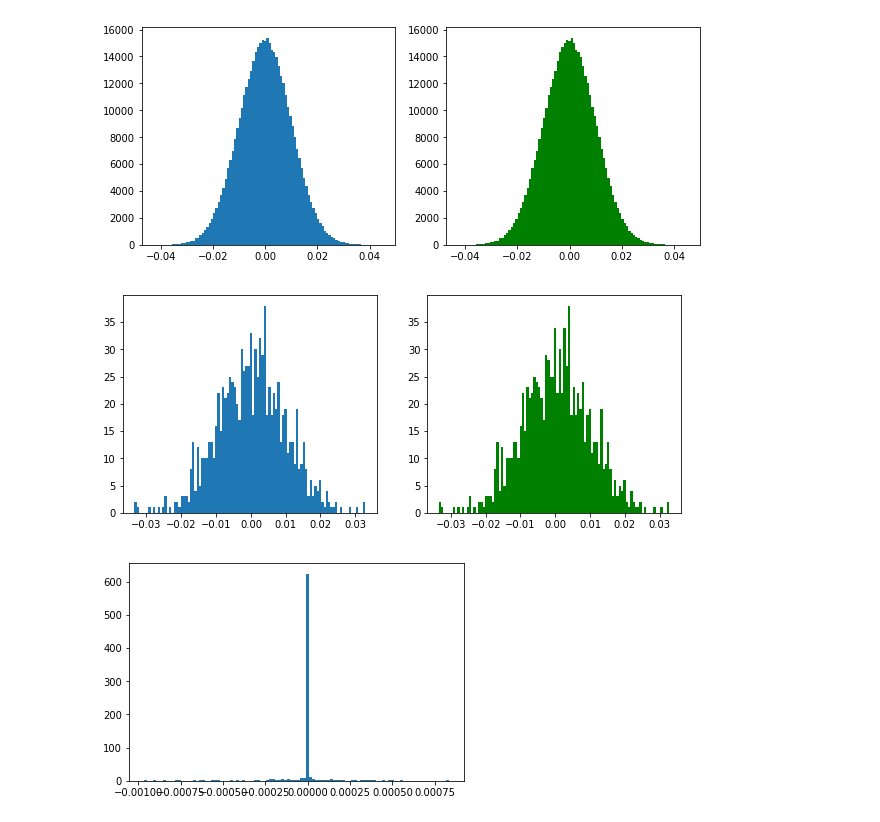
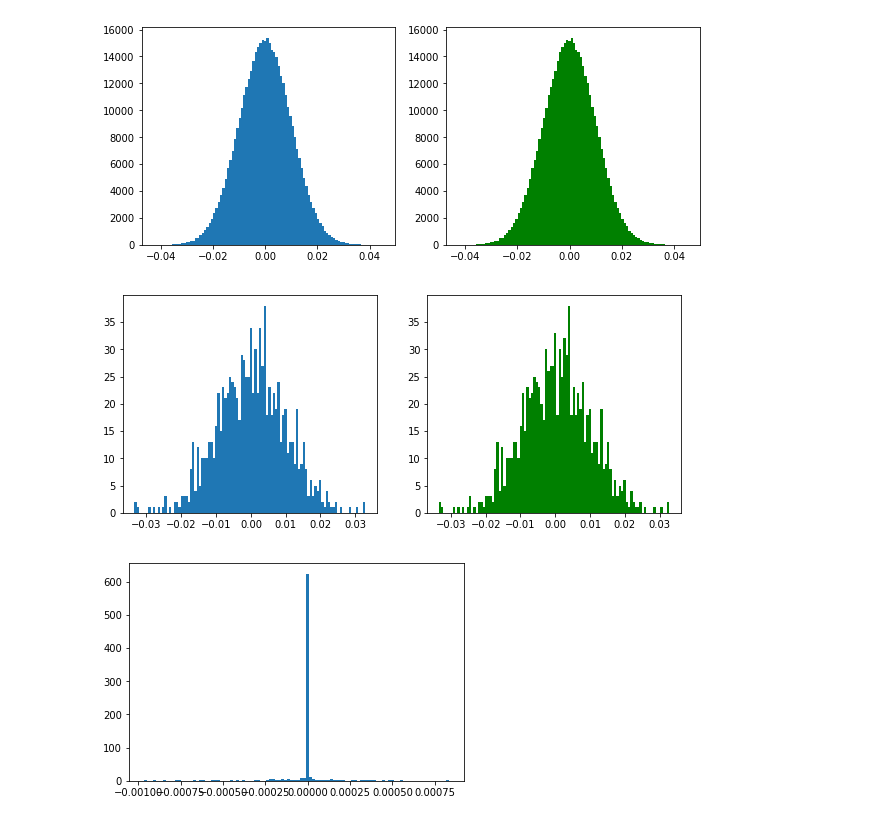
Before and after one commit to wakanapo/cnn_library, a Jupyter notebook: experiment/CNN_fp16.ipynb, the cells around one changed output. Drawn from its saved outputs; the diff is of its cells as text; code cells hidden in the pictures.

```diff
--- a/experiment/cnn_fp16.ipynb
+++ b/experiment/CNN_fp16.ipynb
@@ -84,11 +84,11 @@ plt.show()
 [figure]
 # %%
 _, (axL, axR) = plt.subplots(ncols=2, figsize=(10,4))
-axL.hist(aw3.flatten(), bins=100)
-axR.hist(bw3.flatten(), bins=100, color='green')
+axL.hist(bw3.flatten(), bins=100)
+axR.hist(aw3.flatten(), bins=100, color='green')
 plt.show()
 # %% [output]
-[figure, old version]
+[figure, new version]
 # %%
 plt.hist((aw1-bw1).flatten(), bins=100)
 plt.show()
```
Also changed, not shown: parts of 2 cells of this notebook, 18 other files.
